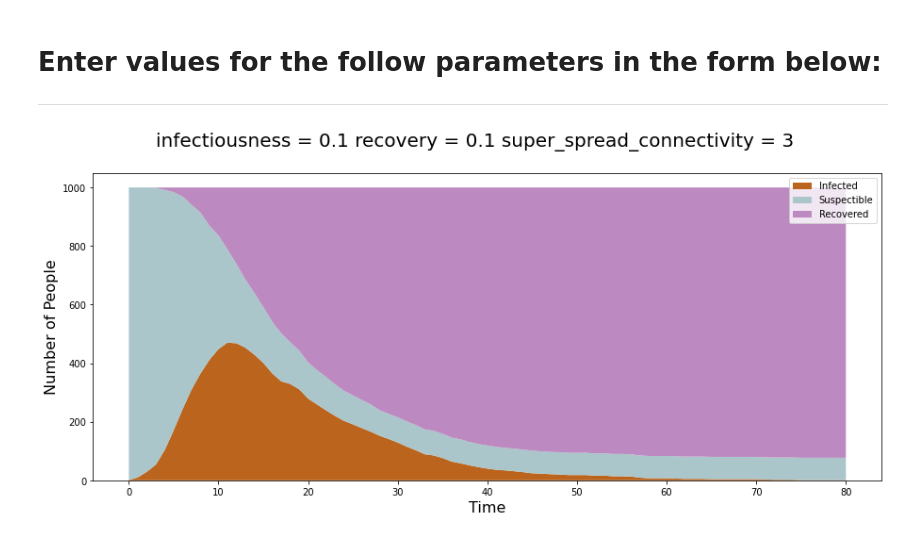
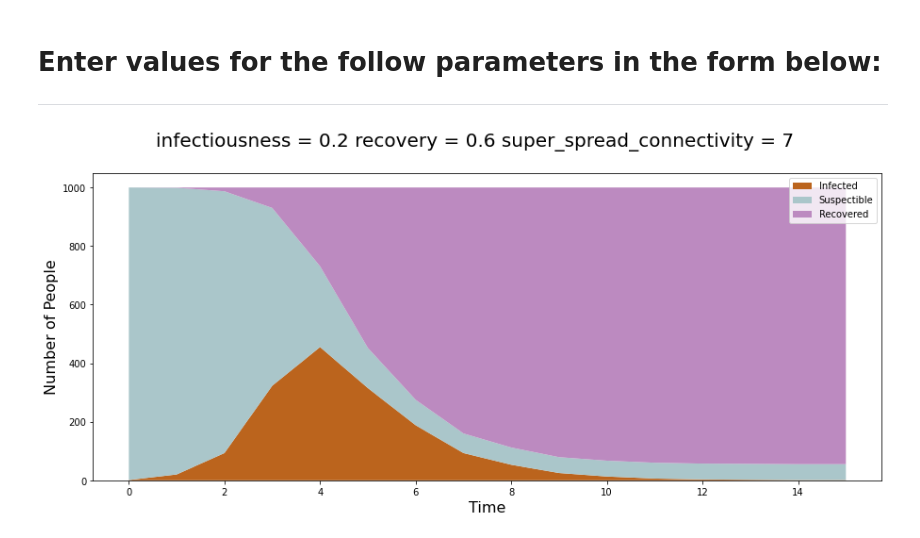
Before and after one commit to hqu/networkx_demo, a Jupyter notebook: CplusJ2022/Epidemic_Simulation_Visualization_notebook.ipynb, the cells around one changed output. Drawn from its saved outputs; the diff is of its cells as text; code cells hidden in the pictures.

```diff
--- a/CplusJ2022/Epidemic_Simulation_Visualization_notebook.ipynb
+++ b/CplusJ2022/Epidemic_Simulation_Visualization_notebook.ipynb
@@ -96,8 +96,8 @@ alpha = .2
 
 ---
 # %%
-infectiousness = 0.1 #@param {type:"slider", min:0.1, max:0.9, step:0.1}
+infectiousness = 0.2 #@param {type:"slider", min:0.1, max:0.9, step:0.1}
 # %%
-recovery_speed = 0.1 #@param {type:"slider", min:0.1, max:0.9, step:0.1}
+recovery_speed = 0.6 #@param {type:"slider", min:0.1, max:0.9, step:0.1}
 # %%
 Super_spreaders = True #@param ["False", "True"] {type:"raw"}
@@ -104,27 +106,25 @@ Super_spreaders = True #@param ["False", "True"] {type:"raw"}
 # %%
-super_spread_connectivity = 2 #@param {type:"slider", min:1, max:9, step:1}
+super_spread_connectivity = 7 #@param {type:"slider", min:5, max:10, step:1}
-# %%
-super_spread_connectivity = 3 #@param {type:"slider", min:1, max:5, step:1}
 # %%
 alpha = infectiousness
 mu = recovery_speed
-Super_spreaders=True
+#Super_spreaders=True
 connectivity=p
 if(Super_spreaders==True):
   m = super_spread_connectivity
   G = nx.barabasi_albert_graph(number_people, m)
 else:
   if(p!=connectivity):
     G = nx.erdos_renyi_graph(number_people, connectivity)
     p = connectivity
 init_conditions()
 degrees = [val for (node, val) in G.degree()]
 avg_deg = G.number_of_edges()/number_people
 num_periods, epi_curve_data, rec_curve_data, sup_curve_data = spread_virus()
 x = list(range(0, len(epi_curve_data)))
 generate_epidemic_graph()
 # %% [output]
-[figure, old version]
+[figure, new version]
 # %%
 print_stats()
 # %% [output]
```
Also changed, not shown: parts of 3 cells of this notebook.
